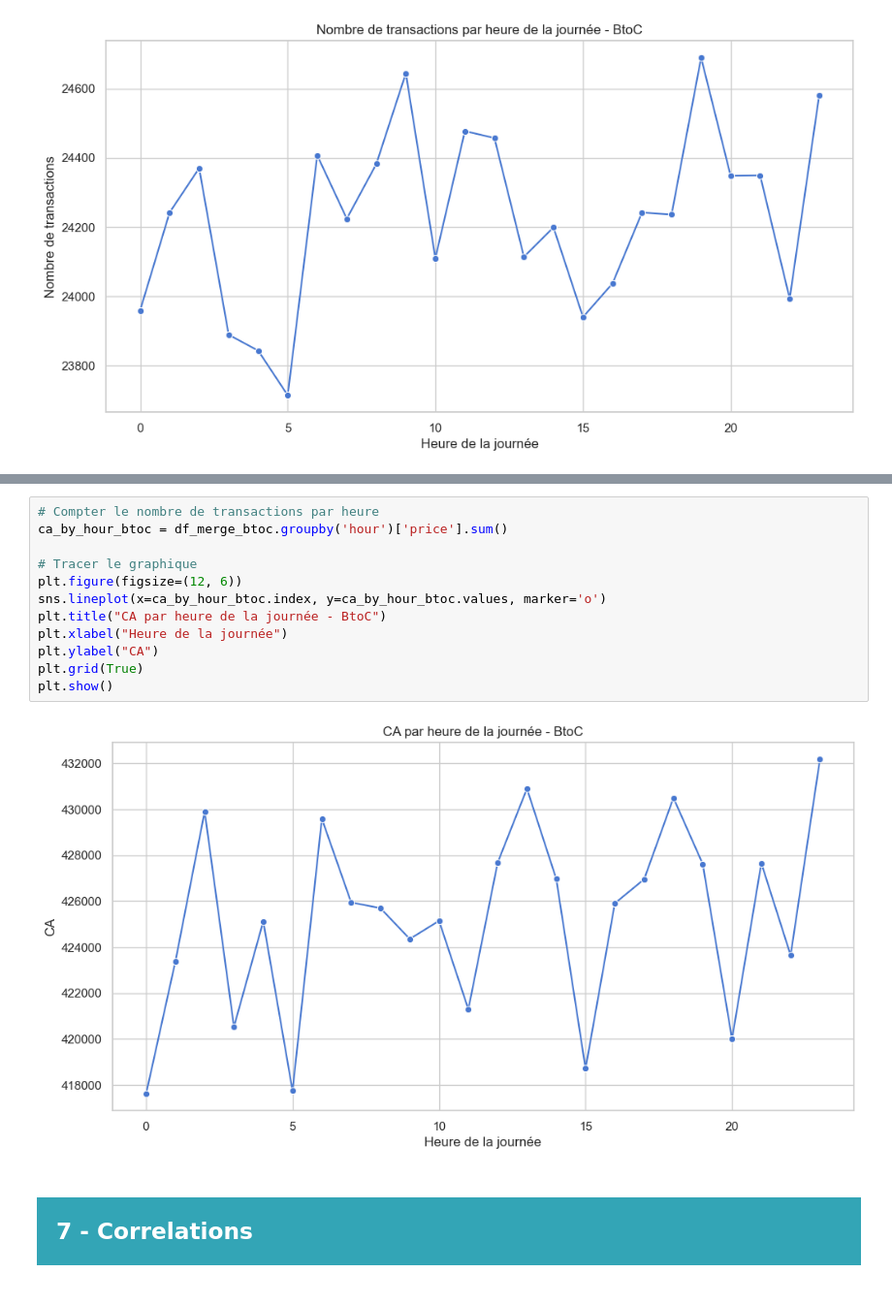
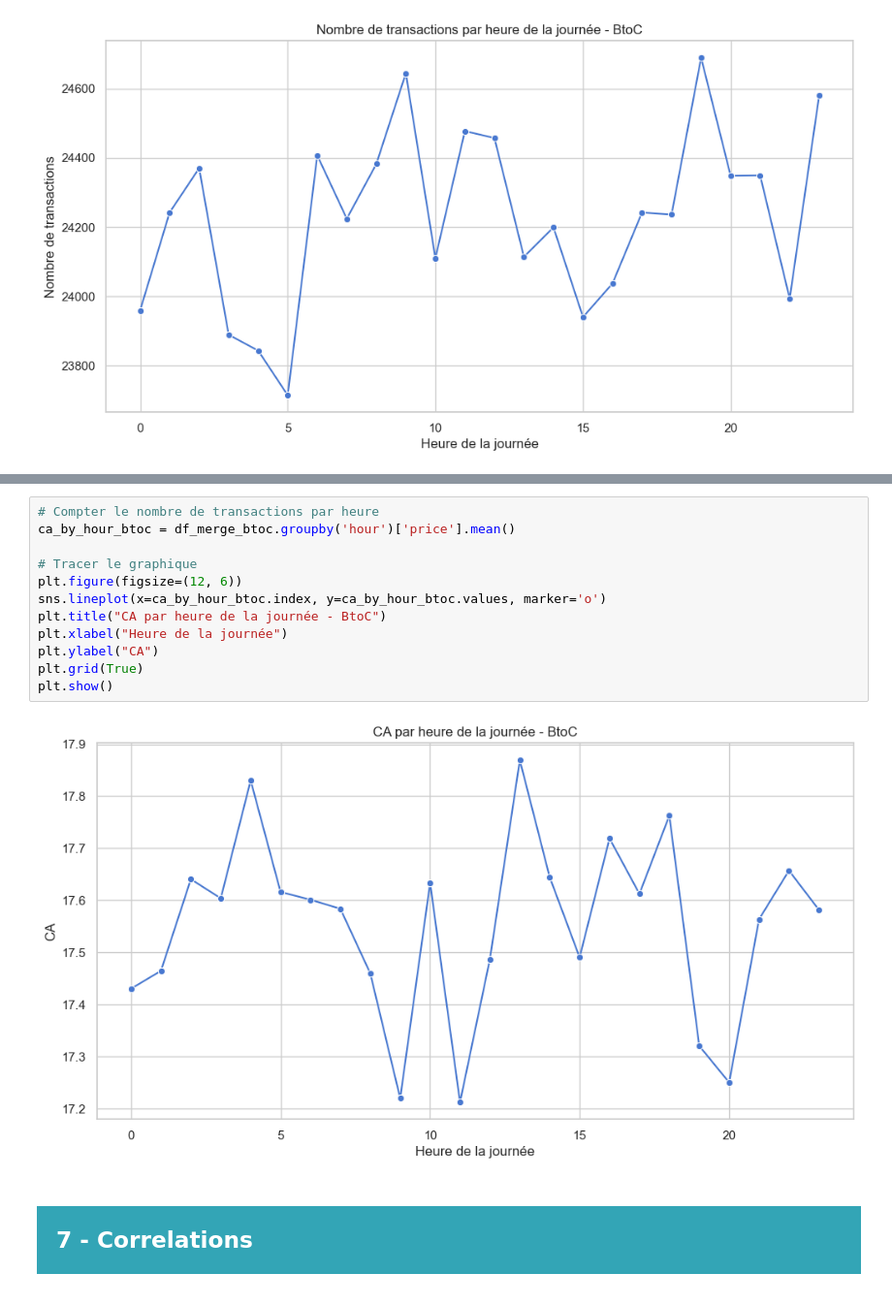
Before and after one commit to obenmaha/analyse-ventes-librairie, a Jupyter notebook: Analyse des Vente_V2.ipynb, the cells around one changed output, grey strips where cells are left out. Shown at 97% size. Cells and saved outputs as stored; diff of their text form.

```diff
--- a/Analyse des Vente_V2.ipynb
+++ b/Analyse des Vente_V2.ipynb
@@ -1348,17 +1348,17 @@ plt.show()
 # %%
 # Compter le nombre de transactions par heure
-ca_by_hour_btoc = df_merge_btoc.groupby('hour')['price'].sum()
+ca_by_hour_btoc = df_merge_btoc.groupby('hour')['price'].mean()
 
 # Tracer le graphique
 plt.figure(figsize=(12, 6))
 sns.lineplot(x=ca_by_hour_btoc.index, y=ca_by_hour_btoc.values, marker='o')
 plt.title("CA par heure de la journée - BtoC")
 plt.xlabel("Heure de la journée")
 plt.ylabel("CA")
 plt.grid(True)
 plt.show()
 # %% [output]
-[figure, old version]
+[figure, new version]
 # %% [markdown]
 <div style="background-color: RGB(51,165,182);" >
 <h2 style="margin: auto; padding: 20px; color:#fff; ">7 - Correlations</h2>
```
Also changed, not shown: parts of 15 cells of this notebook, 1 other file.
